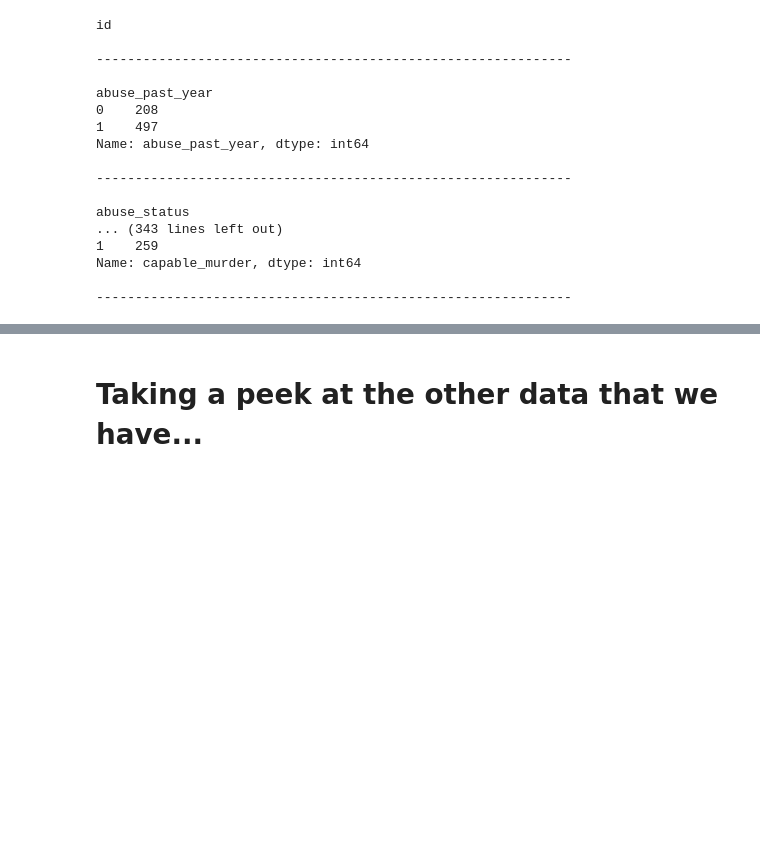
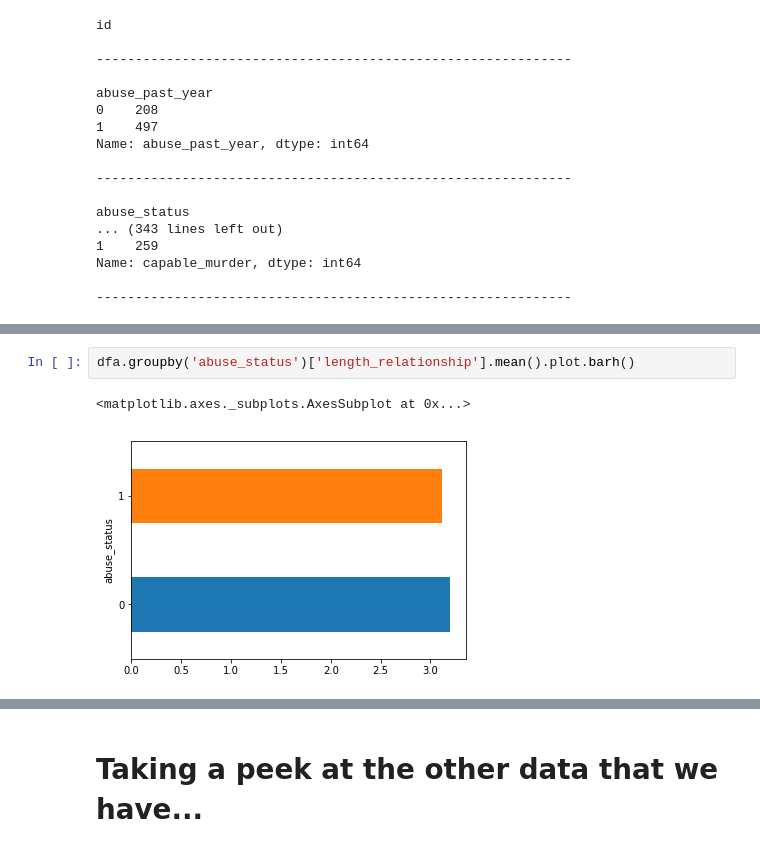
Before and after one commit to codeup-capstone-one/domestic-violence, a Jupyter notebook: jesse_dvproject.ipynb, the cells around one changed output, grey strips where cells are left out. Cells and saved outputs as stored; diff of their text form; blank space fills up the shorter version.

```diff
--- a/jesse_dvproject.ipynb
+++ b/jesse_dvproject.ipynb
@@ -193,0 +379,5 @@ Name: capable_murder, dtype: int64
+# %%
+dfa.groupby('abuse_status')['length_relationship'].mean().plot.barh()
+# %% [output]
+<matplotlib.axes._subplots.AxesSubplot at 0x...>
+[figure, added]
```
Also changed, not shown: parts of 32 cells of this notebook.
